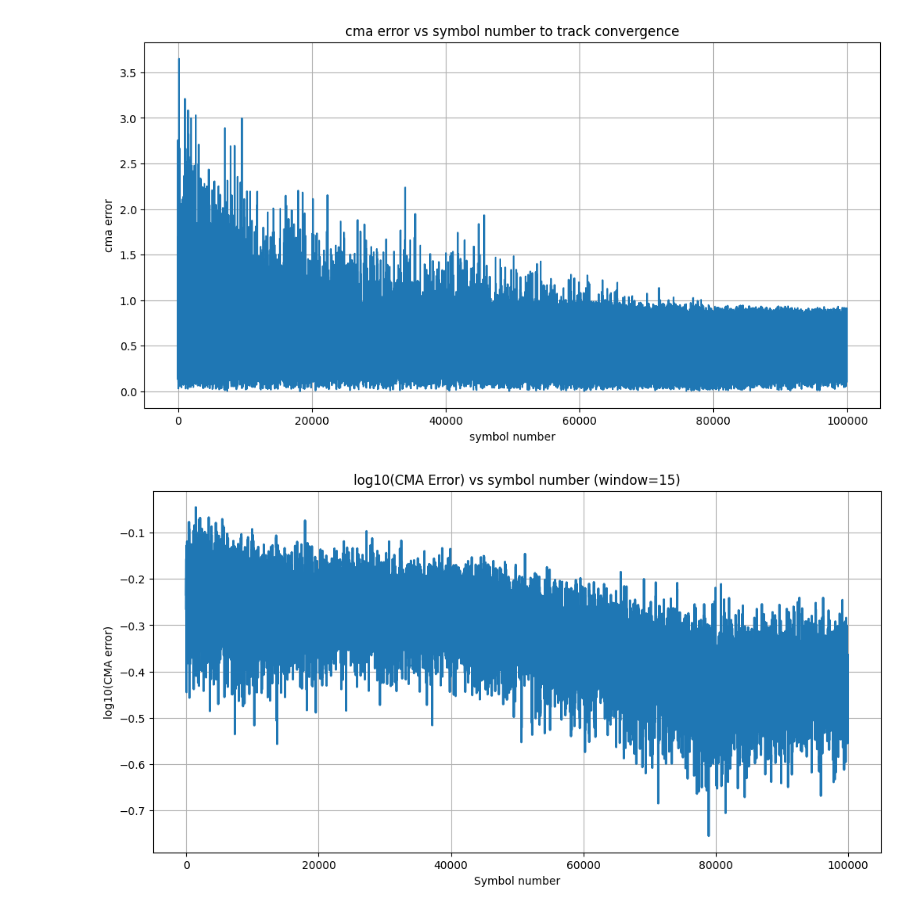
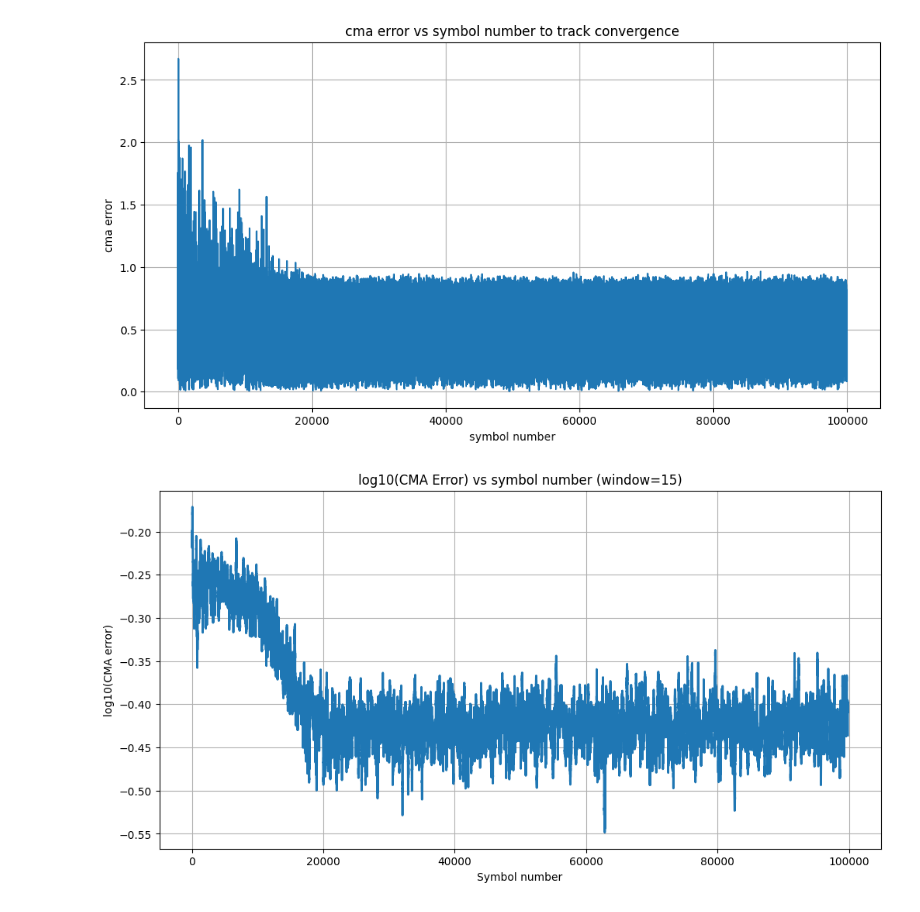
Before and after one commit to Denviser/RL-Project, a Jupyter notebook: DSP/cma_ucb.ipynb, the cells around one changed output. Drawn from its saved outputs; the diff is of its cells as text; code cells hidden in the pictures.

```diff
--- a/DSP/cma_ucb.ipynb
+++ b/DSP/cma_ucb.ipynb
@@ -31,9 +26,9 @@ SpS=4 # samples per symbol
 
 E_cfo = cma_utils.apply_cfo_both_polarisations(E_after_pmd, freq_offset, fs)
 
-E_cfo = E_after_pmd
+SNR_desired = [5, 10, 15, 20, 25, 30, 35, 40, 45, 50]
 
-E_noisy = cma_utils.apply_awgn(E_cfo)
+E_noisy = cma_utils.apply_awgn(E_cfo, 30)
 
 print("Input shape:", E_in.shape)
 print(E_in)
@@ -73,7 +68,7 @@ Output shape: (100000, 2)
 # %%
 # avg_cost, last_symbol_error, pxx, pxy, pyx, pyy = cma_utils.cma_lbfgs(E_after_pmd, num_taps)
 # run this cell for cma, mcma, or vmcma:
-E_out, stats = cma_utils.mcma_python_adam(E_noisy, num_taps,mu_CMA=0.5e-4)
-pxx, pxy, pyx, pyy, cma_error = stats['pxx'], stats['pyx'], stats['pyx'], stats['pyy'], stats['cma_error']
+E_out, stats = cma_utils.mcma_python(E_noisy, num_taps,mu_CMA=0.5e-4, error_threshold = 0.4)
+pxx, pxy, pyx, pyy, cma_error, convergence_symbol, snr = stats['pxx'], stats['pyx'], stats['pyx'], stats['pyy'], stats['cma_error'], stats['convergence_symbol'], stats['snr']
 symbols_with_cfo_correction=cma_utils.cfo_correction_both_pol(E_out, fs)
 # %%
@@ -147,53 +164,46 @@ plt.show()
 # %%
 plt.figure(figsize=(12, 6))
-plt.plot(list(cma_error.values()))
+plt.plot(list(cma_error))
 plt.xlabel("symbol number")
 plt.ylabel("cma error")
 plt.title("cma error vs symbol number to track convergence")
 plt.grid(True)
 plt.show()
 # %% [output]
-[figure, old version]
+[figure, new version]
 # %%
 plt.figure(figsize=(12, 6))
 
-# --- Extract error values ---
 # errors = np.array(list(cma_error.values()))
-errors = np.array(list(cma_error.values()))
+errors = np.array(list(cma_error))
 
-# --- Avoid log(0) issues ---
 eps = 1e-12
 errors = np.maximum(errors, eps)
-
-# --- Convert to log10 ---
 log_errors = np.log10(errors)
 
-# --- Moving average smoothing (window = 10) ---
-window = 15
+window = 100
 smooth_log_errors = np.convolve(
     log_errors,
     np.ones(window) / window,
     mode="valid"
 )
 
-# --- Adjust x-axis because smoothing shortens length ---
 # symbols = np.array(list(cma_error.keys()))
 symbols = np.array(list(cma_error))
 
 symbols_smooth = symbols[window - 1:]
 
-# --- Plot ---
 # plt.plot(symbols_smooth, smooth_log_errors, linewidth=2)
 plt.plot(smooth_log_errors, linewidth=2)
 
 plt.xlabel("Symbol number")
 plt.ylabel("log10(CMA error)")
 plt.title("log10(CMA Error) vs symbol number (window=15)")
 plt.grid(True)
 
 plt.show()
 # %% [output]
-[figure, old version]
+[figure, new version]
 # %%
 cma_utils.plot_constellation(E_noisy)
 cma_utils.plot_constellation(symbols_with_cfo_correction)
```
Also changed, not shown: parts of 8 cells of this notebook, 1 other file.
